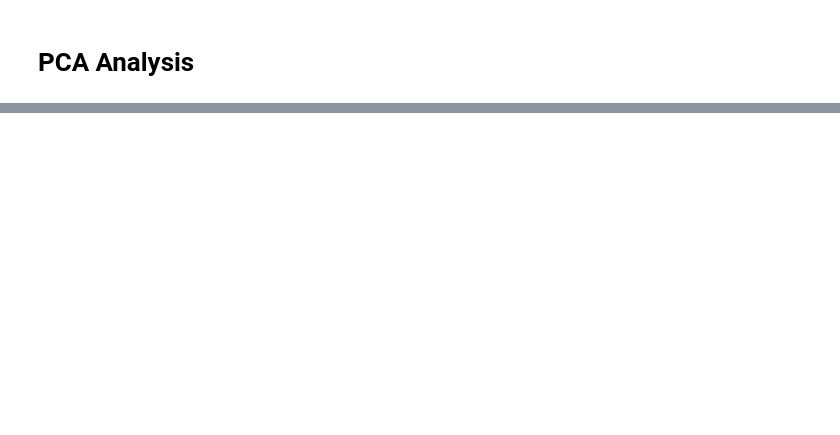
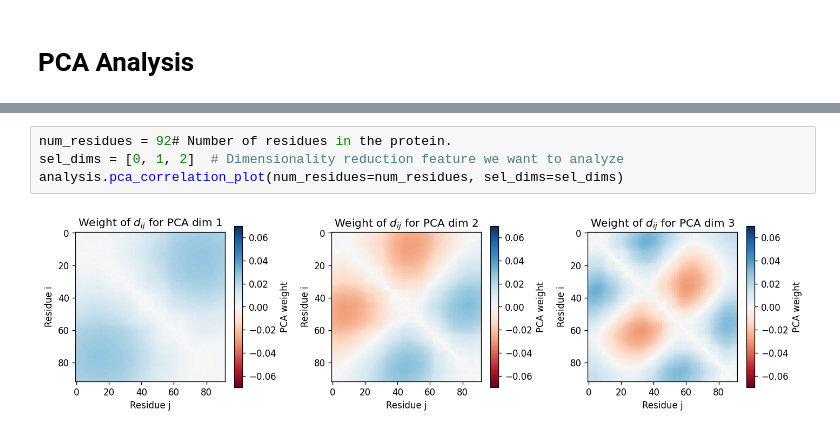
Before and after one commit to hamidrgh/EnsembleTools, a Jupyter notebook: refactored/pca_analysis.ipynb, the cells around one changed output, grey strips where cells are left out. Cells and saved outputs as stored; diff of their text form; blank space fills up the shorter version.

Commit message:
PCA Correlation plot

```diff
--- a/refactored/pca_analysis.ipynb
+++ b/refactored/pca_analysis.ipynb
@@ -46,0 +47,6 @@ analysis.pca_plot_1d_histograms()
+# %%
+num_residues = 92# Number of residues in the protein.
+sel_dims = [0, 1, 2]  # Dimensionality reduction feature we want to analyze
+analysis.pca_correlation_plot(num_residues=num_residues, sel_dims=sel_dims)
+# %% [output]
+[figure, added]
```
Also changed, not shown: parts of 4 cells of this notebook, 2 other files.
